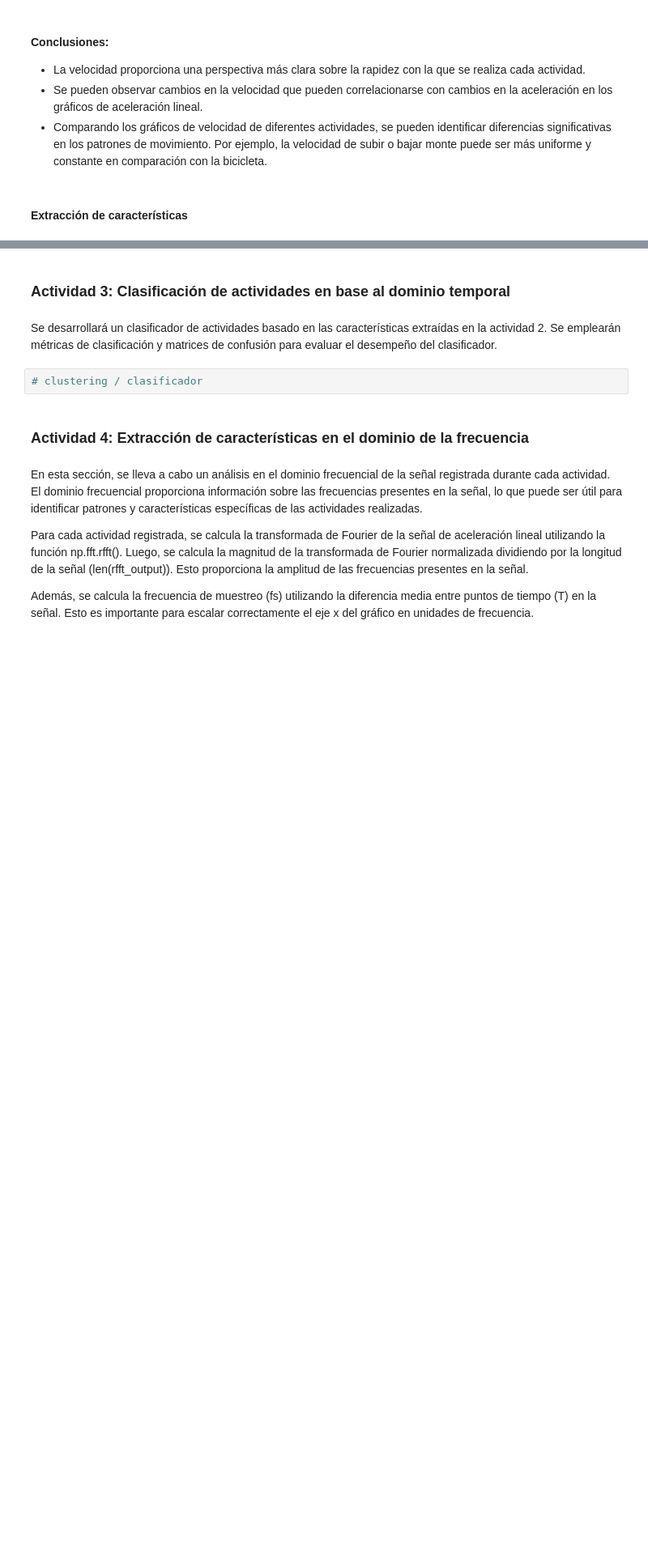
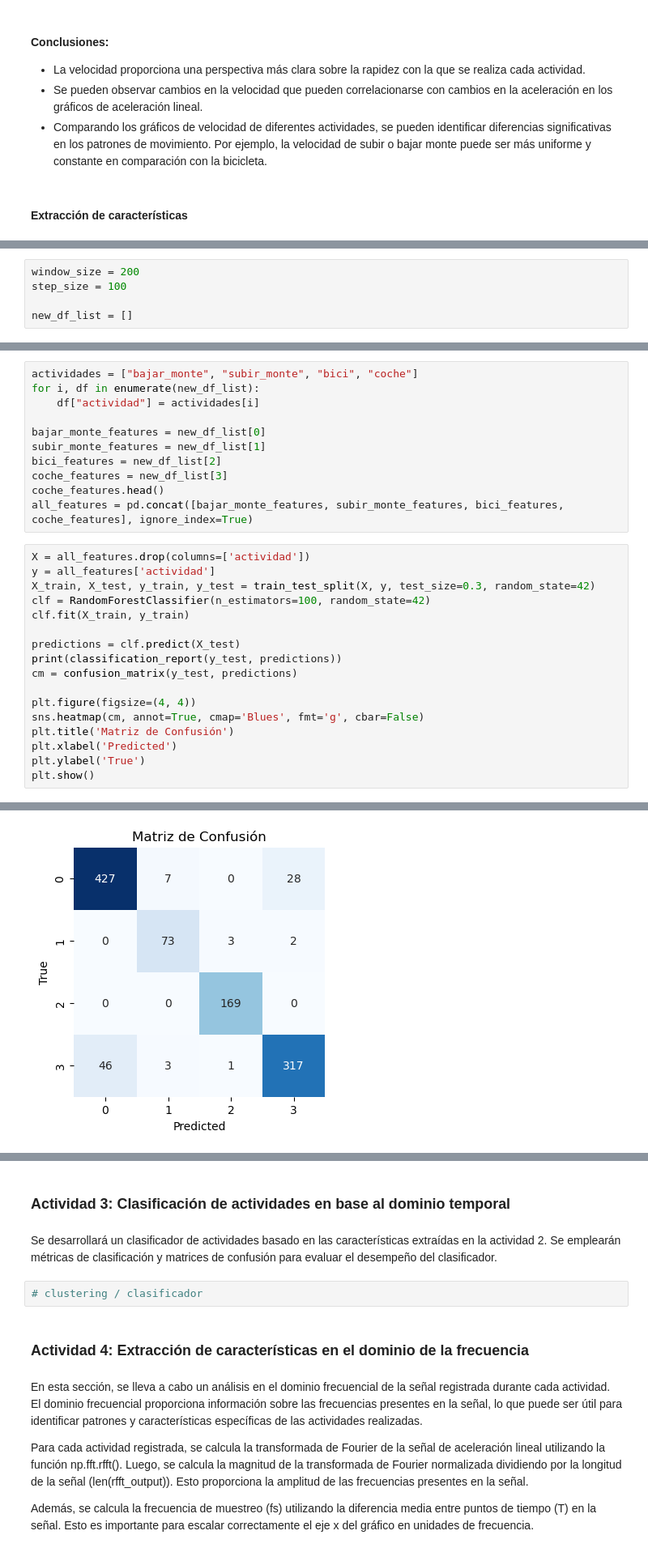
Before and after one commit to uunaii/Industria_R11, a Jupyter notebook: Code.ipynb, the cells around one changed output, grey strips where cells are left out. Shown at 81% size. Drawn from its saved outputs; the diff is of its cells as text; blank space fills up the shorter version.

```diff
--- a/Code.ipynb
+++ b/Code.ipynb
@@ -148,0 +153,5 @@ plt.show()
+# %%
+window_size = 200
+step_size = 100
+
+new_df_list = []
@@ -148,0 +194,29 @@ plt.show()
+# %%
+actividades = ["bajar_monte", "subir_monte", "bici", "coche"]
+for i, df in enumerate(new_df_list):
+    df["actividad"] = actividades[i]
+
+bajar_monte_features = new_df_list[0]
+subir_monte_features = new_df_list[1]
+bici_features = new_df_list[2]
+coche_features = new_df_list[3]
+coche_features.head()
+all_features = pd.concat([bajar_monte_features, subir_monte_features, bici_features, coche_features], ignore_index=True)
+# %%
+X = all_features.drop(columns=['actividad'])
+y = all_features['actividad']
+X_train, X_test, y_train, y_test = train_test_split(X, y, test_size=0.3, random_state=42)
+clf = RandomForestClassifier(n_estimators=100, random_state=42)
+clf.fit(X_train, y_train)
+
+predictions = clf.predict(X_test)
+print(classification_report(y_test, predictions))
+cm = confusion_matrix(y_test, predictions)
+
+plt.figure(figsize=(4, 4))
+sns.heatmap(cm, annot=True, cmap='Blues', fmt='g', cbar=False)
+plt.title('Matriz de Confusión')
+plt.xlabel('Predicted')
+plt.ylabel('True')
+plt.show()
+# %% [output]
@@ -148,0 +233 @@ plt.show()
+[figure, added]
```
Also changed, not shown: parts of 9 cells of this notebook.
